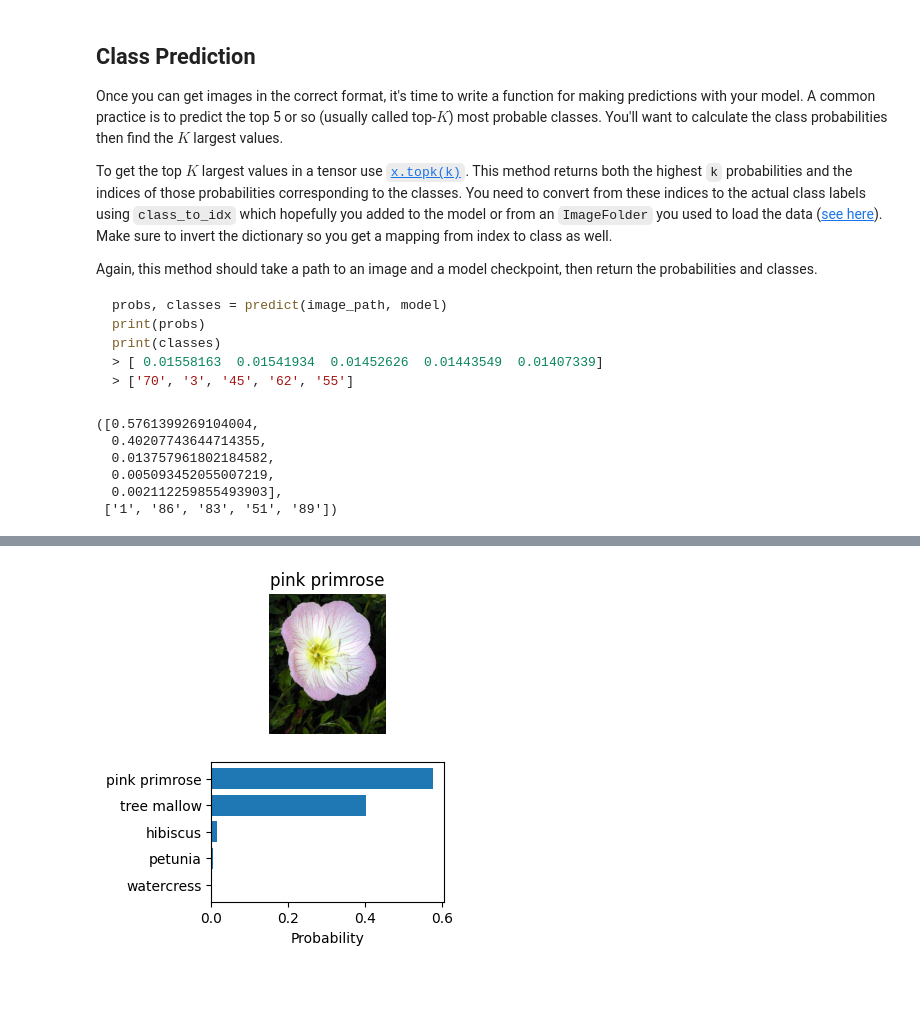
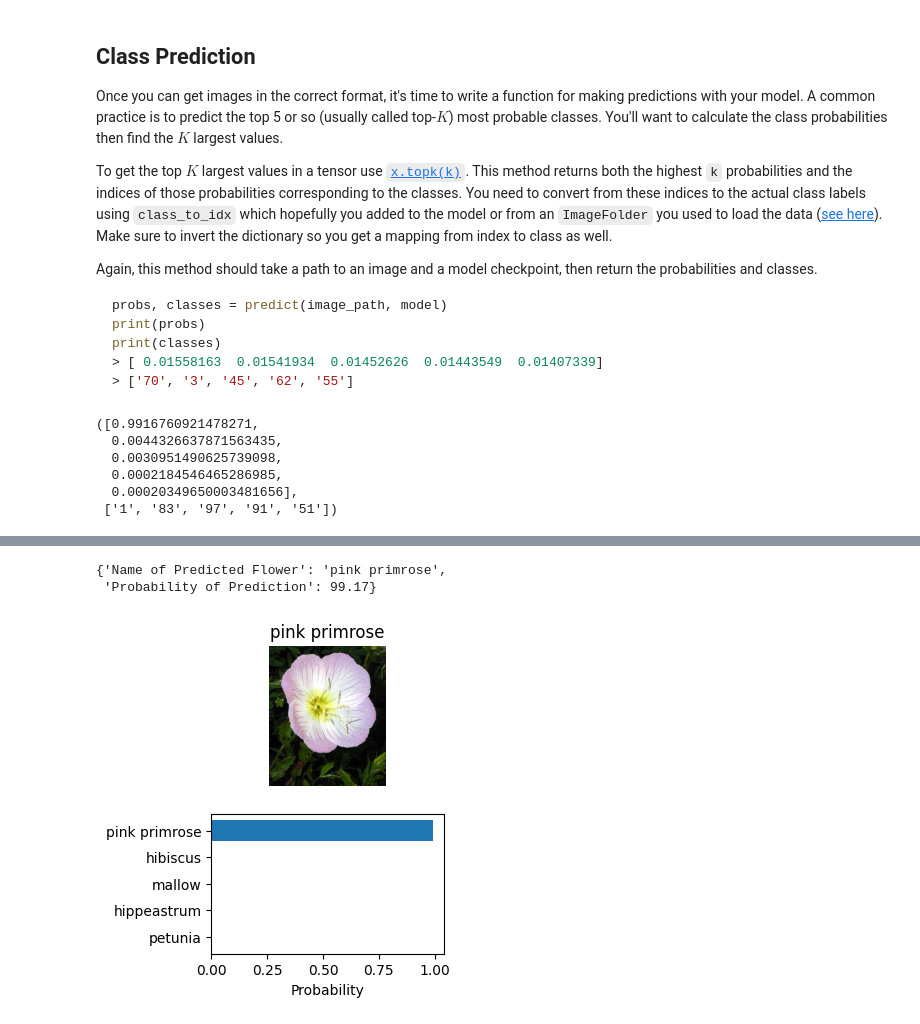
Before and after one commit to STLAmvizz/aipnd-project, a Jupyter notebook: Image_Classifier_Project.ipynb, the cells around one changed output, grey strips where cells are left out. Cells and saved outputs as stored; diff of their text form; code cells hidden in the pictures; blank space fills up the shorter version.

```diff
--- a/Image_Classifier_Project.ipynb
+++ b/Image_Classifier_Project.ipynb
@@ -98,7 +98,7 @@ def transform_normalize_load_batch(data_path, batch_size=64):
     dataloaders_valid = torch.utils.data.DataLoader(image_datasets_valid, batch_size=batch_size)
     dataloaders_test  = torch.utils.data.DataLoader(image_datasets_test,  batch_size=batch_size)
 
-    return (dataloaders_train, dataloaders_valid, dataloaders_test)
+    return (dataloaders_train, dataloaders_valid, dataloaders_test, image_datasets_train)
 # %% [markdown]
 ### Label mapping
 
@@ -300,13 +302,16 @@ for epoch in range(epochs):
 
 It's good practice to test your trained network on test data, images the network has never seen either in training or validation. This will give you a good estimate for the model's performance on completely new images. Run the test images through the network and measure the accuracy, the same way you did validation. You should be able to reach around 70% accuracy on the test set if the model has been trained well.
 # %%
-# TODO: Do validation on the test set
 
-state_dict = torch.load('models/best_model_vgg16_072523_072623_Take2.pth')
+state_dict = torch.load('models/VGG16_BestModel_072823.pth')
 model = vgg16
 model.load_state_dict(state_dict)
+device = torch.device("cuda" if torch.cuda.is_available() else "cpu")
 model.eval()
 model.to(device)
+criterion = nn.NLLLoss()
+
+dataloaders_test = transform_normalize_load_batch('assets/flowers_MFV')[2]
 
 with torch.no_grad():
     running_test_loss = 0
@@ -398,3 +346,21 @@ Remember that you'll want to completely rebuild the model later so you can use i
+# %%
+
+image_datasets_train = transform_normalize_load_batch('assets/flowers_MFV')[3]
+model.class_to_idx = image_datasets_train.class_to_idx
+
+checkpoint = {'model': models.vgg16(),
+                  'state_dict': model.state_dict(),
+                  'optimizer': optimizer,
+                  'optimizer_state': optimizer.state_dict(),
+                  'Num_Epochs': epochs,
+                  'train_losses_list': train_losses,
+                  'valid_losses_list': valid_losses,
+                  'valid_accuracy_list': valid_accuracy,
+                  'valid_loss': best_valid_loss,
+                  'class_to_idx': model.class_to_idx
+                  }
+
+torch.save(checkpoint, 'checkpoints/test.pth')
 # %% [markdown]
 ## Loading the checkpoint
 
@@ -581,14 +546,14 @@ def predict(image_path, model, class_to_idx, topk=5):
 
     return probs, classes
 # %%
-predict("image_06743.jpg", model_vgg16, class_to_idx)
+predict("assets/flowers_MFV/test/1/image_06743.jpg", model_vgg16, class_to_idx)
 # %% [output]
-([0.5761399269104004,
-  0.40207743644714355,
-  0.013757961802184582,
-  0.005093452055007219,
-  0.002112259855493903],
- ['1', '86', '83', '51', '89'])
+([0.9916760921478271,
+  0.0044326637871563435,
+  0.0030951490625739098,
+  0.0002184546465286985,
+  0.00020349650003481656],
+ ['1', '83', '97', '91', '51'])
 # %% [markdown]
 ## Sanity Checking
 
@@ -611,6 +576,8 @@ def final_output(image_path, model, class_to_idx):
     image = Image.open(image_path)
 
     probs, classes = predict(image_path, model, class_to_idx)
+
+    cat_to_name = label_mapping()
 
     # matplotlib plays nicer with numpy arrays
     probs = np.array(probs)
@@ -634,8 +601,11 @@ def final_output(image_path, model, class_to_idx):
     ax2.set_xlabel('Probability')
 
 
-    return None
+    return {"Name of Predicted Flower": names[0],
+            "Probability of Prediction": round(probs[0]*100, 2)}
-# %%
-final_output("image_06743.jpg", load_checkpoint('checkpoint/checkpoint_vgg16_072523_072623_Take2.pth', vgg16, optimizer)[0], class_to_idx)
-# %% [output]
-[figure, removed]
+# %%
+final_output("assets/flowers_MFV/test/1/image_06743.jpg", model_vgg16, class_to_idx)
+# %% [output]
+{'Name of Predicted Flower': 'pink primrose',
+ 'Probability of Prediction': 99.17}
+[figure, added]
```
Also changed, not shown: parts of 6 cells of this notebook, 4 other files.
